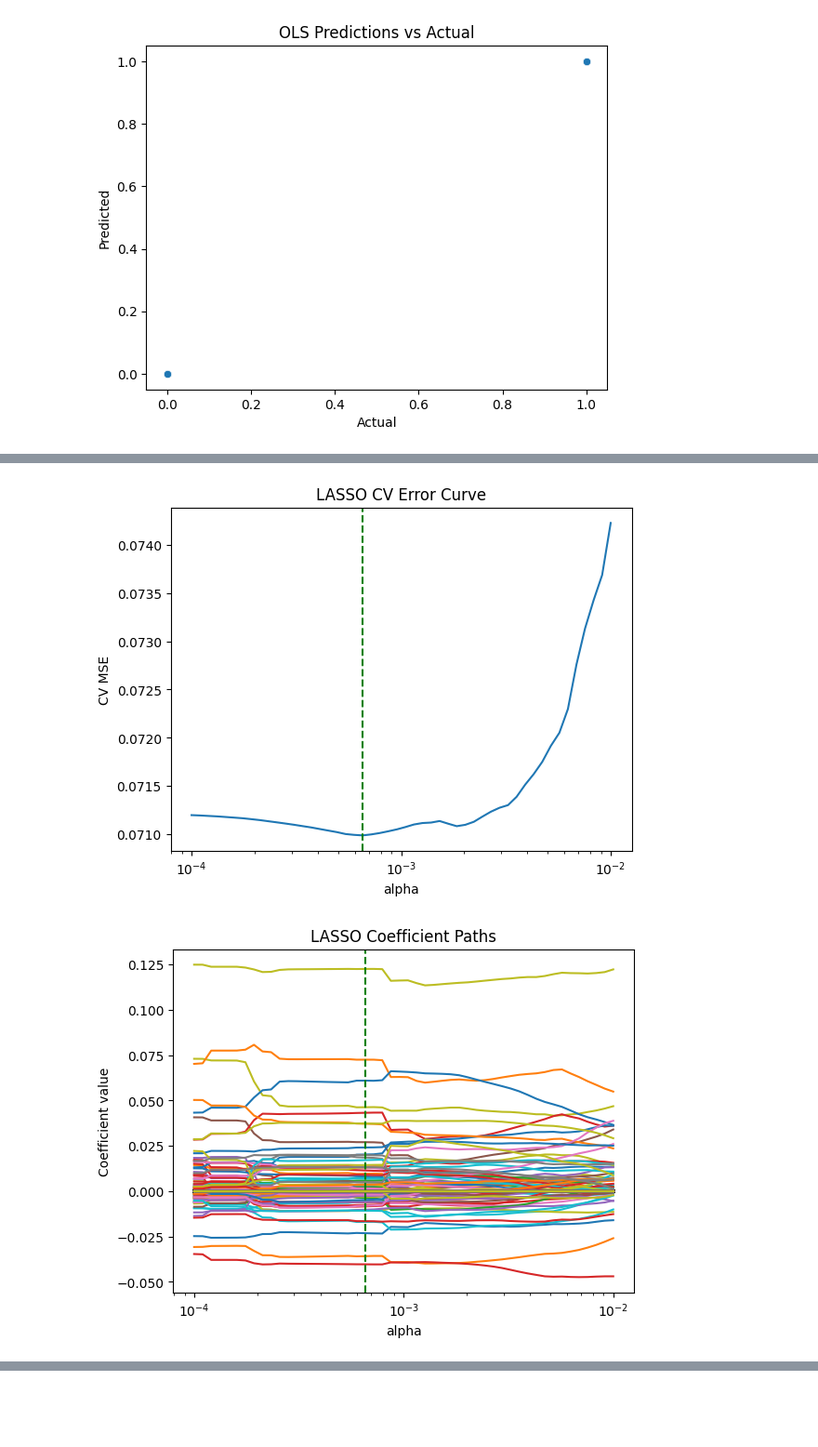
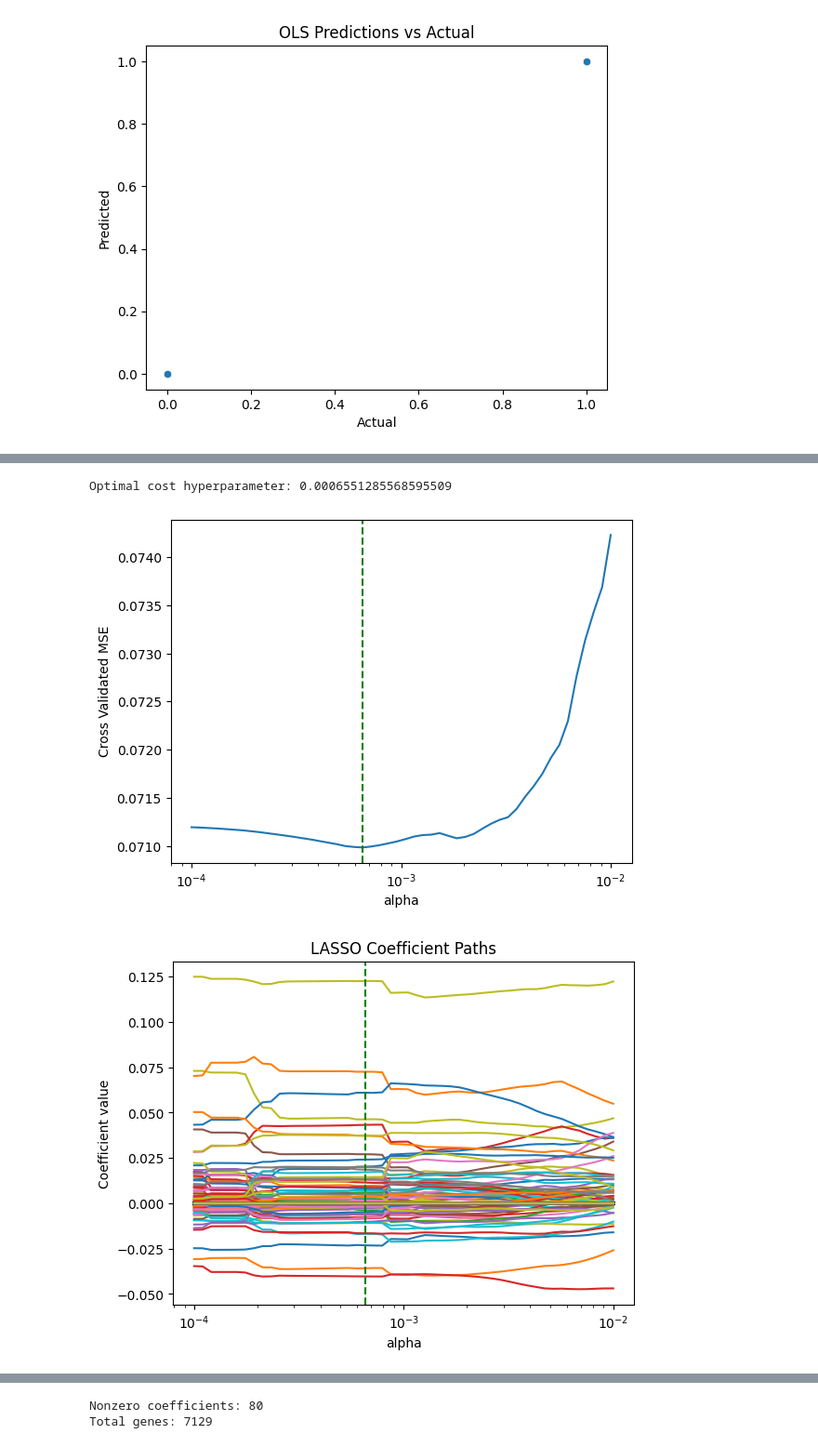
Before and after one commit to brishti-c/undergrad_ml_assignments, a Jupyter notebook: genomics_lab.ipynb, the cells around one changed output, grey strips where cells are left out. Shown at 93% size. Saved outputs shown, nothing was run; the diff lists cells and outputs as text; code cells hidden in the pictures; blank space fills up the shorter version.

```diff
--- a/genomics_lab.ipynb
+++ b/genomics_lab.ipynb
@@ -195,32 +188,55 @@ Discarded: 7049
 # %%
-mean_mse = np.mean(lasso_cv.mse_path_, axis=1)
+# 5. Cross validated MSE versus alpha
 
-sns.lineplot(x=lasso_cv.alphas_, y=mean_mse)
-plt.axvline(x=alpha_star, color='green', linestyle='--')
+sns.lineplot( x=model.alphas_, y= np.mean(model.mse_path_,axis=1) )
+plt.axvline(x=alpha_star, color='green', linestyle='--',
+            linewidth=1.5)
 plt.xscale("log")
 plt.xlabel("alpha")
-plt.ylabel("CV MSE")
-plt.title("LASSO CV Error Curve")
+plt.ylabel("Cross Validated MSE")
+print(f'Optimal cost hyperparameter: {alpha_star}')
 plt.show()
 
-# Coefficient paths
 coefs = []
-for alpha in lasso_cv.alphas_:
-    reg = Lasso(alpha=alpha, max_iter=10000)
-    reg.fit(X_sc, y)
-    coefs.append(reg.coef_)
-
-coefs = np.array(coefs)
+for alpha in model.alphas_: # For each alpha value,
+    reg = Lasso(alpha=alpha, max_iter=10_000) # Create a lasso model
+    reg = reg.fit(X_sc,y) # Run the regression
+    coefs.append(reg.coef_) # Save the slope coefficients
+coefs = np.array(coefs) # Cast list of lists to array
 
 plt.figure()
 for i in range(coefs.shape[1]):
-    plt.plot(lasso_cv.alphas_, coefs[:, i])
+    plt.plot(model.alphas_, coefs[:, i], label=X.columns[i])
+plt.xscale("log")
+plt.xlabel("alpha")
+plt.ylabel("Coefficient value")
+plt.title("LASSO Coefficient Paths")
+plt.axvline(x=alpha_star, color='green', linestyle='--')
+plt.show()
+
+coefs_star = coefs[index_star]
+sns.histplot( coefs_star )
+plt.show()
+
+nonzero_indices = np.where( coefs_star != 0 )[0]
+print('Selected Genes:\n', X.columns[nonzero_indices])
+sns.histplot( coefs_star[nonzero_indices] )
+plt.show()
+
+print("Nonzero coefficients:", np.sum(coefs_star != 0))
+print("Total genes:", len(coefs_star))
+
+for i in nonzero_indices:
+    plt.plot(model.alphas_, coefs[:, i], label=X.columns[i])
+
 plt.xscale("log")
 plt.axvline(alpha_star, linestyle="--", color="green")
 plt.xlabel("alpha")
 plt.ylabel("Coefficient value")
-plt.title("LASSO Coefficient Paths")
+plt.title("LASSO Paths (Selected Genes)")
+plt.legend(fontsize=6)
 plt.show()
 # %% [output]
+Optimal cost hyperparameter: 0.0006551285568595509
-[figure, old version]
+[figure, new version]
 [figure]
@@ -226,0 +264,2 @@ plt.show()
+Nonzero coefficients: 80
+Total genes: 7129
```
Also changed, not shown: parts of 6 cells of this notebook.
